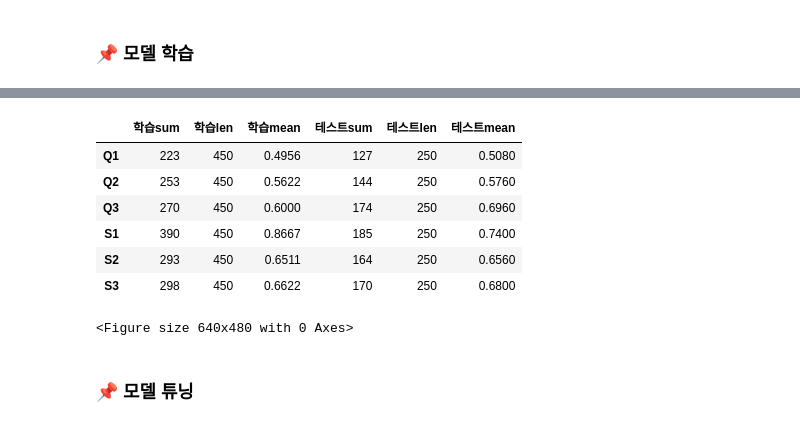
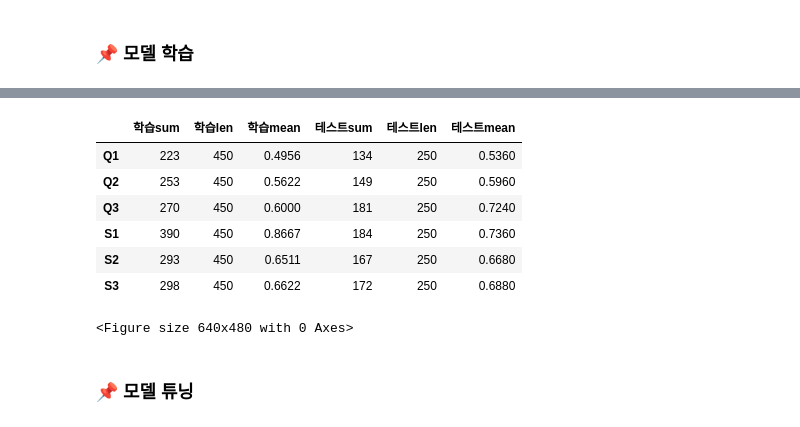
Before and after one commit to jacobgreen4477/The-4th-ETRI-AI-Human-Understanding-Competition, a Jupyter notebook: 데이터탐색결과반영_v1_0_0.ipynb, the cells around one changed output, grey strips where cells are left out. Saved outputs shown, nothing was run; the diff lists cells and outputs as text; code cells hidden in the pictures.

```diff
--- a/데이터탐색결과반영_v1_0_0.ipynb
+++ b/데이터탐색결과반영_v1_0_0.ipynb
@@ -1769,6 +1743,22 @@ test['month'] = test['lifelog_date'].dt.month
 # weekend
 train['weekend'] = np.where(train['weekday'].isin(['토요일','일요일']),1,0)
 test['weekend'] = np.where(test['weekday'].isin(['토요일','일요일']),1,0)
+
+# 공휴일
+공휴일 = [
+     '2024-08-15'
+    ,'2024-09-16'
+    ,'2024-09-17'
+    ,'2024-09-18'
+    ,'2024-10-03'
+    ,'2024-10-09'
+]
+train['공휴일'] = np.where(train['lifelog_date'].isin(공휴일),1,0)
+test['공휴일'] = np.where(test['lifelog_date'].isin(공휴일),1,0)
+
+# 주말 + 공휴일 묶어주기
+# train['weekend'] = np.where( ((train['weekend']==0) & (train['공휴일']==1)), 1, train['weekend'])
+# test['weekend'] = np.where( ((test['weekend']==0) & (test['공휴일']==1)), 1, test['weekend'])
 # %%
 def run_basemodel(train, test, common_params, random_state=42, early_stop=False):
 
@@ -2007,50 +1997,40 @@ def run_basemodel(train, test, common_params, random_state=42, early_stop=False)
     display(result)
 # %%
 """
-[1]
-
-# X shape: (450, 210)
-# test_X shape: (250, 210)
+# X shape: (450, 218)
+# test_X shape: (250, 218)
 
  STEP1: 실험 결과 확인
 =============== Validation Results ==============
-[test_size=0.5] 평균 F1: 0.6536 / [상세] Q1(기상직후수면질):0.5714 Q2(취침전신체적피로):0.6549 Q3(취침전스트레스):0.7267 S2(수면효율):0.7953 S3(수면잠들기시간):0.8012 S1(S1):0.3718
-[test_size=0.4] 평균 F1: 0.6614 / [상세] Q1(기상직후수면질):0.5629 Q2(취침전신체적피로):0.6781 Q3(취침전스트레스):0.7149 S2(수면효율):0.8015 S3(수면잠들기시간):0.7955 S1(S1):0.4155
-[test_size=0.3] 평균 F1: 0.6605 / [상세] Q1(기상직후수면질):0.5581 Q2(취침전신체적피로):0.6667 Q3(취침전스트레스):0.7363 S2(수면효율):0.7817 S3(수면잠들기시간):0.7822 S1(S1):0.4377
-[test_size=0.2] 평균 F1: 0.6709 / [상세] Q1(기상직후수면질):0.5952 Q2(취침전신체적피로):0.6226 Q3(취침전스트레스):0.7344 S2(수면효율):0.7692 S3(수면잠들기시간):0.8235 S1(S1):0.4807
-
-[best_iteration_dict]
-Q1: 496
-Q2: 408
-Q3: 344
-S2: 857
-S3: 641
-S1: 919
+[test_size=0.5] 평균 F1: 0.7112 / [상세] Q1(기상직후수면질):0.6571 Q2(취침전신체적피로):0.7752 Q3(취침전스트레스):0.7319 S2(수면효율):0.7800 S3(수면잠들기시간):0.7905 S1(S1):0.5324
+[test_size=0.4] 평균 F1: 0.6989 / [상세] Q1(기상직후수면질):0.6591 Q2(취침전신체적피로):0.6970 Q3(취침전스트레스):0.7628 S2(수면효율):0.7490 S3(수면잠들기시간):0.7851 S1(S1):0.5404
+[test_size=0.3] 평균 F1: 0.7112 / [상세] Q1(기상직후수면질):0.6861 Q2(취침전신체적피로):0.6853 Q3(취침전스트레스):0.7516 S2(수면효율):0.7556 S3(수면잠들기시간):0.8087 S1(S1):0.5798
+[test_size=0.2] 평균 F1: 0.7242 / [상세] Q1(기상직후수면질):0.6512 Q2(취침전신체적피로):0.7200 Q3(취침전스트레스):0.7387 S2(수면효율):0.7833 S3(수면잠들기시간):0.8594 S1(S1):0.5926
 
 [iteration 변화 그래프 저장]
-# 전체 평균 F1: 0.6616
+# 전체 평균 F1: 0.7114
 ================================================
 
  STEP2: 전체 데이터로 모델 재학습
 ====== modoling with 100% train & no valid =====
-[Q1] avg_rssi(352), device_class_others_ratio_worktime(343), sleep_duration_min_mScreenStatus(295), wake_time_min_mScreenStatus(274), rssi_mean_sleeptime(273), 통화_time(267), light_night_mean(267), device_class_0_ratio_worktime(253), hr_early_morning_std(246), walk_minutes(237)
-[Q2] speed_le5_max(273), total_screen_time(272), charging_ratio(241), Q2_te(216), walk_minutes(214), sleeptime_entropy(208), rssi_mean_afterwork(205), hr_afternoon_mean(204), afterwork_sum_human_related(176), activity_7_ratio(174)
-[Q3] device_class_0_ratio_afterwork(231), total_screen_time(207), unique_app_count(197), hr_evening_mean(196), screen_time_vs_avg_pct(191), rssi_mean_afterwork(183), OneUI홈_time(180), avg_rssi(162), wake_time_min_mScreenStatus(147), light_mean(145)
-[S2] avg_rssi(540), hr_morning_min(506), wake_time_min_mScreenStatus(502), sleeptime_entropy(473), afterwork_entropy(453), sleep_duration_min_mScreenStatus(440), 전화_time(436), screen_on_ratio(396), hr_morning_mean(395), worktime_entropy(381)
-[S3] max_rssi(449), wlight_evening_mean(388), device_class_0_ratio_sleeptime(366), rssi_mean_afterwork(364), wlight_early_morning_max(358), S3_te(351), rssi_min_afterwork(332), avg_rssi(329), sleep_time_min_min(299), sleeptime_entropy(277)
-[S1] sleep_duration_min_mScreenStatus(1479), wake_time_min_mScreenStatus(1371), rssi_mean_afterwork(1254), worktime_entropy(1198), hr_morning_min(1174), active_minutes(1088), rssi_max_sleeptime(1077), screen_on_duration_avg(973), total_screen_time(968), speed_le5_max(944)
-# submission_0.661585461523865.csv 저장 완료
+[Q1] Q1_te2(21), Q1_te(14), 통화_time(12), hr_morning_above_100_ratio(10), wake_time_min_mScreenStatus(9), sleep_duration_min_mScreenStatus(9), activity_8_ratio(8), hr_evening_std(8), activity_0_ratio(7), worktime_label_count(6)
+[Q2] Q2_te2(60), Q2_te(53), total_screen_time(40), speed_le5_mean(31), wlight_evening_mean(30), speed_le5_max(30), rssi_mean_afterwork(28), hr_afternoon_max(28), lon_change(27), hr_evening_std(27)
+[Q3] Q3_te2(3228), screen_time_vs_avg_pct(746), hr_evening_mean(745), Q3_te(726), lat_change(664), unique_app_count(644), hr_afternoon_std(635), light_max(633), 통화_time(555), hr_evening_max(544)
+[S2] S2_te2(31), S2_te(25), hr_morning_min(14), screen_time_vs_avg_pct(10), device_class_others_ratio_sleeptime(9), 전화_time(7), speed_le5_std(6), wlight_evening_std(6), device_class_0_ratio_worktime(5), light_night_mean(5)
+[S3] S3_te(127), S3_te2(40), light_night_mean(21), max_rssi(9), device_class_0_ratio_sleeptime(9), device_class_others_ratio_sleeptime(7), hr_evening_min(7), vehicle_minutes(5), hr_early_morning_std(4), rssi_mean_afterwork(4)
+[S1] sleep_duration_min_mScreenStatus(162), wake_time_min_mScreenStatus(131), S1_te2(128), sleep_duration_min_max(111), rssi_mean_worktime(100), S1_te(98), OneUI홈_time(90), rssi_mean_afterwork(89), hour_span_minutes(87), avg_rssi(86)
+# submission_0.7113688088552297.csv 저장 완료
 # submission shape:(250, 9)
 ================================================
 
  STEP3: 예측결과 비교표
 학습sum	학습len	학습mean	테스트sum	테스트len	테스트mean
-Q1	223	450	0.4956	128	250	0.5120
-Q2	253	450	0.5622	174	250	0.6960
-Q3	270	450	0.6000	203	250	0.8120
-S1	390	450	0.8667	188	250	0.7520
-S2	293	450	0.6511	192	250	0.7680
-S3	298	450	0.6622	198	250	0.7920
+Q1	223	450	0.4956	127	250	0.5080
+Q2	253	450	0.5622	144	250	0.5760
+Q3	270	450	0.6000	174	250	0.6960
+S1	390	450	0.8667	185	250	0.7400
+S2	293	450	0.6511	164	250	0.6560
+S3	298	450	0.6622	170	250	0.6800
 """
 
 # 공통 하이퍼파라미터
@@ -2123,5 +2103,9 @@ best_param_dict = {'Q1': {'learning_rate': 0.1473150575266255,
 best_param_dict['Q3'] = common_params
 
 # 전체 평균 F1: 0.7114
+# 전체 평균 F1: 0.7145
+# 전체 평균 F1: 0.7118
+# 전체 평균 F1: 0.7138
+# 전체 평균 F1: 0.7141
 best_iteration_dict = run_basemodel(train, test, best_param_dict, random_state=41, early_stop=False)
 # %% [output]
@@ -2140,15 +2124,15 @@ best_iteration_dict = run_basemodel(train, test, best_param_dict, random_state=4
 ... (11 lines left out)
 # submission shape:(250, 9)
 ================================================
 
  STEP3: 예측결과 비교표
 |  | 학습sum | 학습len | 학습mean | 테스트sum | 테스트len | 테스트mean |
-| Q1 | 223 | 450 | 0.4956 | 127 | 250 | 0.5080 |
-| Q2 | 253 | 450 | 0.5622 | 144 | 250 | 0.5760 |
-| Q3 | 270 | 450 | 0.6000 | 174 | 250 | 0.6960 |
-| S1 | 390 | 450 | 0.8667 | 185 | 250 | 0.7400 |
-| S2 | 293 | 450 | 0.6511 | 164 | 250 | 0.6560 |
-| S3 | 298 | 450 | 0.6622 | 170 | 250 | 0.6800 |
+| Q1 | 223 | 450 | 0.4956 | 134 | 250 | 0.5360 |
+| Q2 | 253 | 450 | 0.5622 | 149 | 250 | 0.5960 |
+| Q3 | 270 | 450 | 0.6000 | 181 | 250 | 0.7240 |
+| S1 | 390 | 450 | 0.8667 | 184 | 250 | 0.7360 |
+| S2 | 293 | 450 | 0.6511 | 167 | 250 | 0.6680 |
+| S3 | 298 | 450 | 0.6622 | 172 | 250 | 0.6880 |
 <Figure size 640x480 with 0 Axes>
 # %% [markdown]
 ### 📌 모델 튜닝
```
Also changed, not shown: parts of 46 cells of this notebook.
